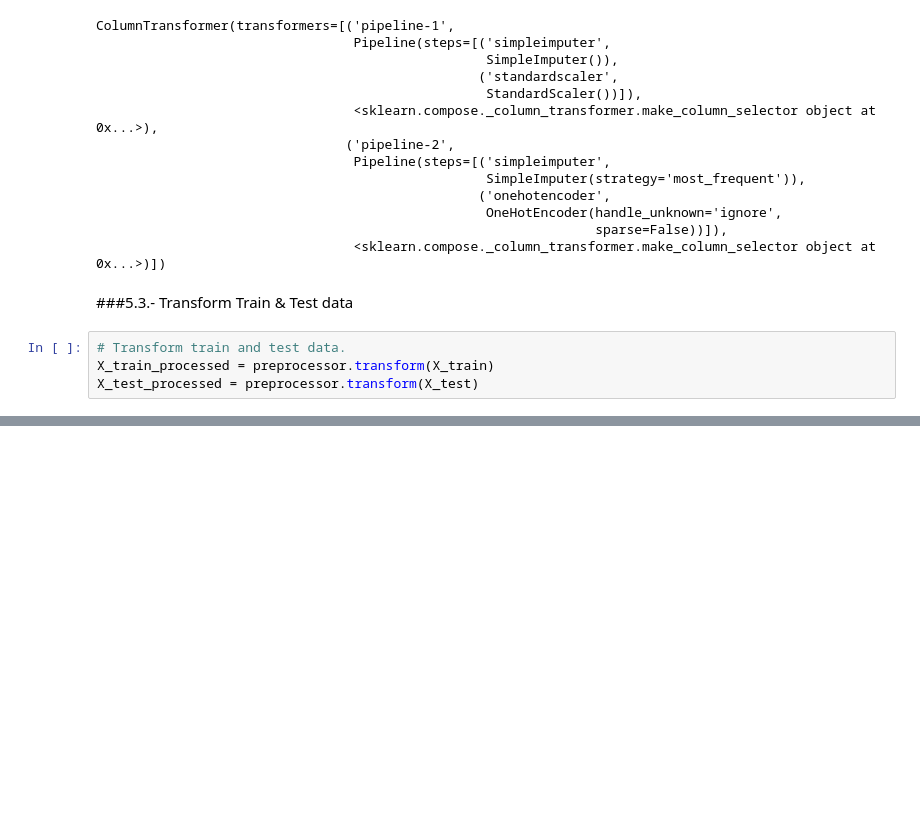
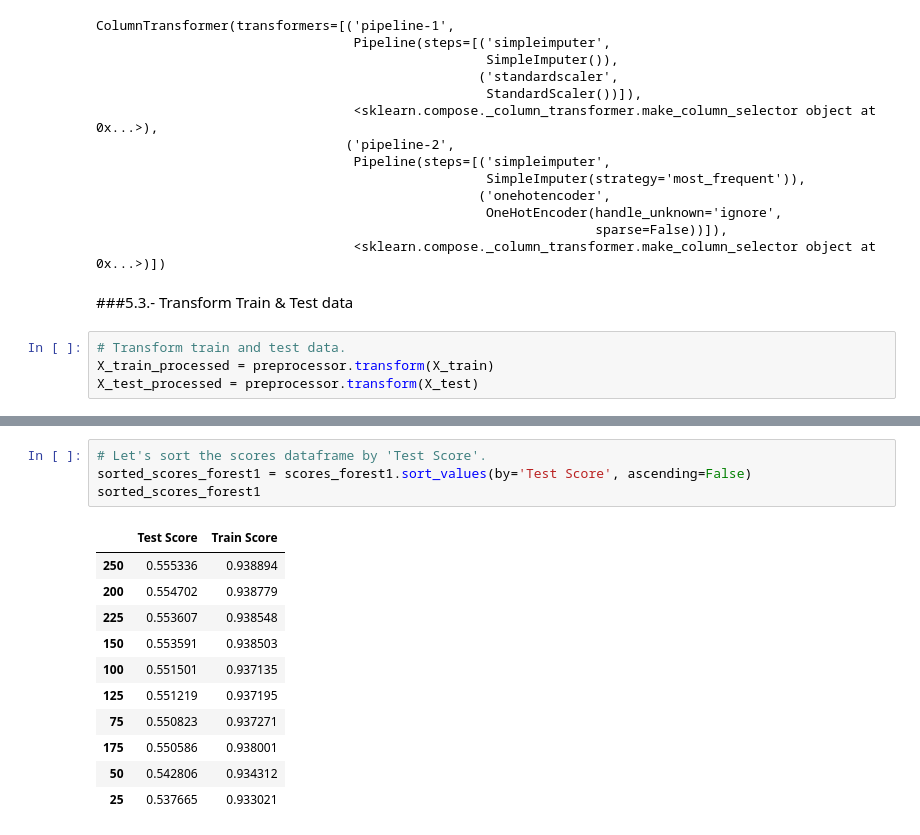
Before and after one commit to edleafvirtual/Project-1.-Big_Mart_Sales_Prediction, a Jupyter notebook: sales_prediction2023_(ML).ipynb, the cells around one changed output, grey strips where cells are left out. Drawn from its saved outputs; the diff is of its cells as text; blank space fills up the shorter version.

```diff
--- a/sales_prediction2023_(ML).ipynb
+++ b/sales_prediction2023_(ML).ipynb
@@ -1460,0 +649,16 @@ plot_dist(viz_df);
+# %%
+# Let's sort the scores dataframe by 'Test Score'.
+sorted_scores_forest1 = scores_forest1.sort_values(by='Test Score', ascending=False)
+sorted_scores_forest1
+# %% [output]
+|  | Test Score | Train Score |
+| 250 | 0.555336 | 0.938894 |
+| 200 | 0.554702 | 0.938779 |
+| 225 | 0.553607 | 0.938548 |
+| 150 | 0.553591 | 0.938503 |
+| 100 | 0.551501 | 0.937135 |
+| 125 | 0.551219 | 0.937195 |
+| 75 | 0.550823 | 0.937271 |
+| 175 | 0.550586 | 0.938001 |
+| 50 | 0.542806 | 0.934312 |
+| 25 | 0.537665 | 0.933021 |
```
Also changed, not shown: parts of 158 cells of this notebook.
